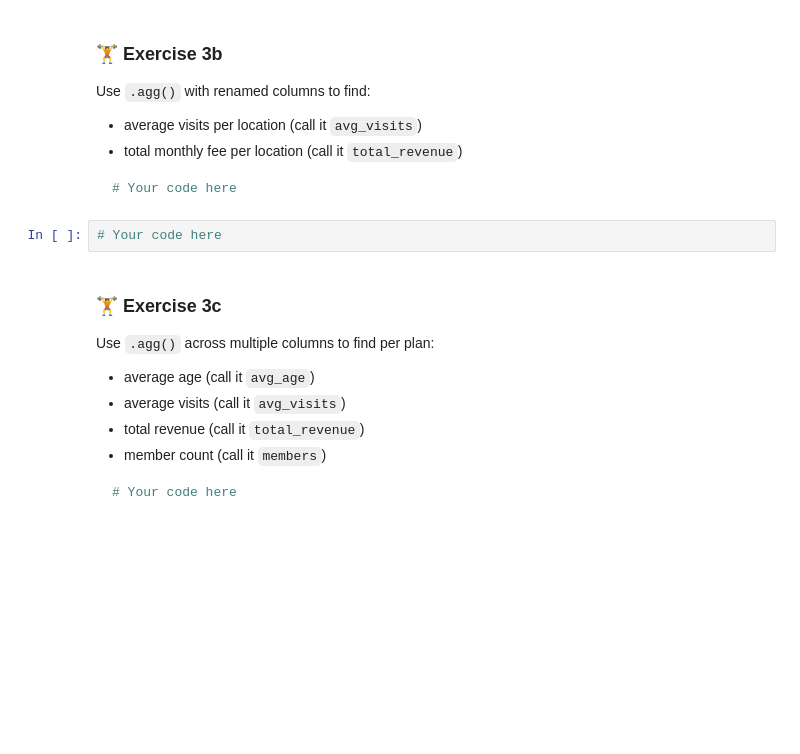
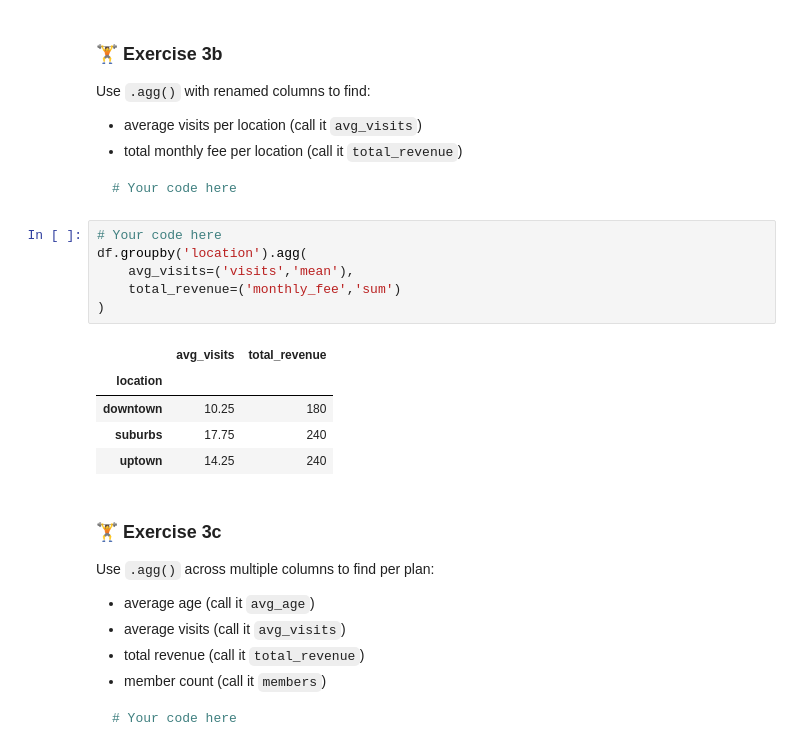
Before and after one commit to BrianCarela/Data-analytics-practice, a Jupyter notebook: 02_pandas_and_numpy/02_02_filtering_and_groupby.ipynb, the cells around one changed output. Drawn from its saved outputs; the diff is of its cells as text; blank space fills up the shorter version.

````diff
--- a/02_pandas_and_numpy/02_02_filtering_and_groupby.ipynb
+++ b/02_pandas_and_numpy/02_02_filtering_and_groupby.ipynb
@@ -348,6 +348,16 @@ Use `.agg()` with renamed columns to find:
 ```
 # %%
 # Your code here
+df.groupby('location').agg(
+    avg_visits=('visits','mean'),
+    total_revenue=('monthly_fee','sum')
+)
+# %% [output]
+|  | avg_visits | total_revenue |
+| location |  |  |
+| downtown | 10.25 | 180 |
+| suburbs | 17.75 | 240 |
+| uptown | 14.25 | 240 |
 # %% [markdown]
 ### 🏋️ Exercise 3c
 Use `.agg()` across multiple columns to find per plan:
````
